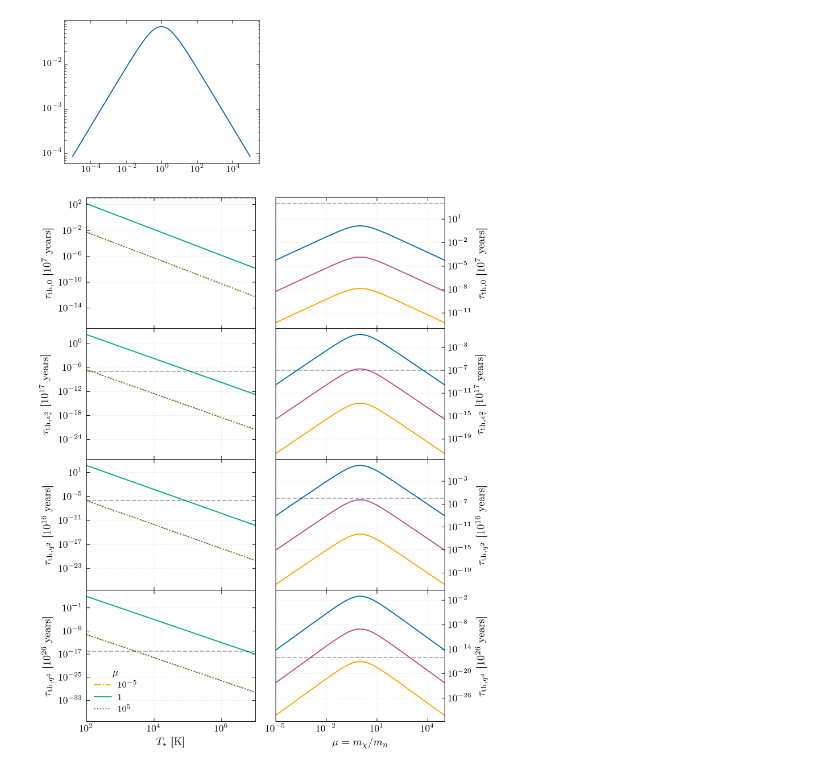
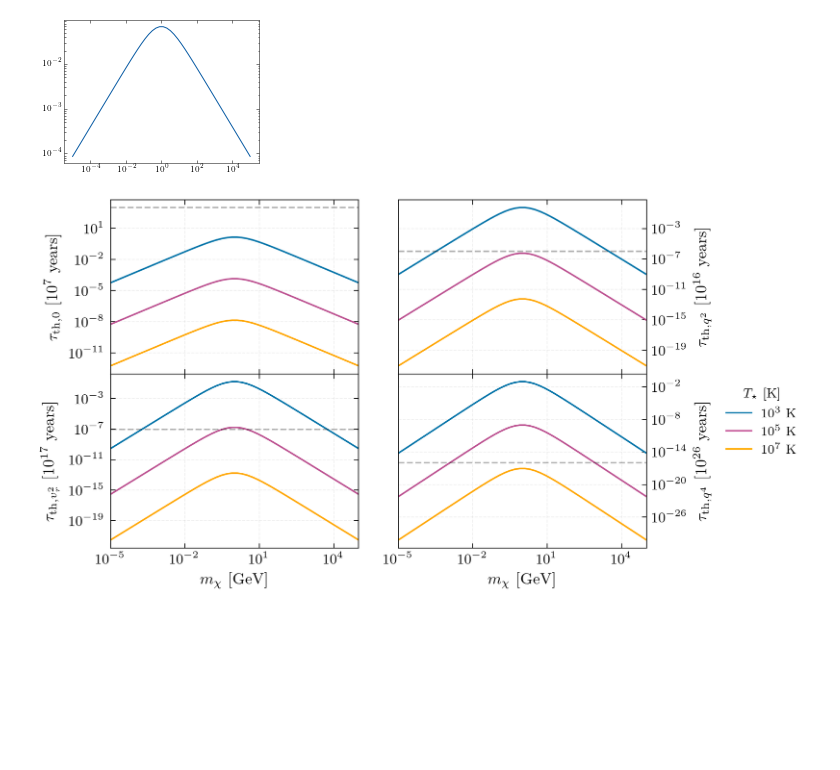
Before and after one commit to mvirgato/Masters, a Jupyter notebook: therm/pyTherm.ipynb, the cells around one changed output. Saved outputs shown, nothing was run; the diff lists cells and outputs as text; code cells hidden in the pictures; blank space fills up the shorter version.

```diff
--- a/therm/pyTherm.ipynb
+++ b/therm/pyTherm.ipynb
@@ -197,7 +197,3 @@ def therm_cmop_plots():
 
     plt.savefig('init_therm_plots.pdf')
     plt.show()
-# %%
-therm_cmop_plots()
-# %% [output]
-[figure, removed]
@@ -203,0 +255,4 @@ therm_cmop_plots()
+# %%
+comp_therm()
+# %% [output]
+[figure, added]
```
Also changed, not shown: parts of 1 cell of this notebook, 9 other files.
